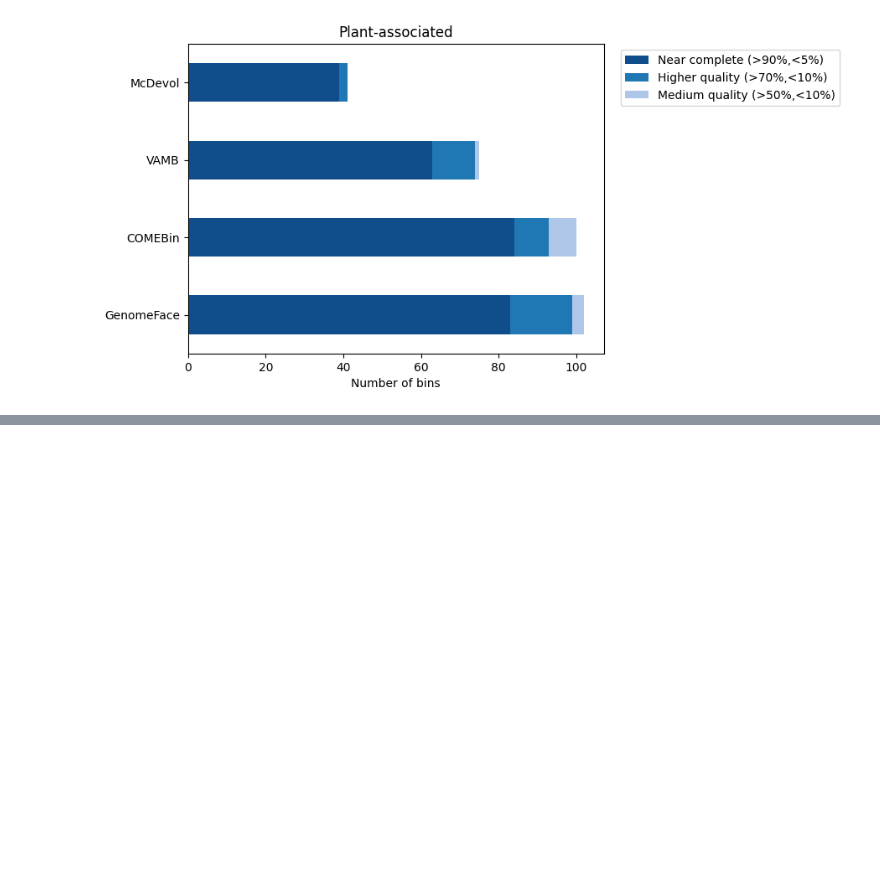
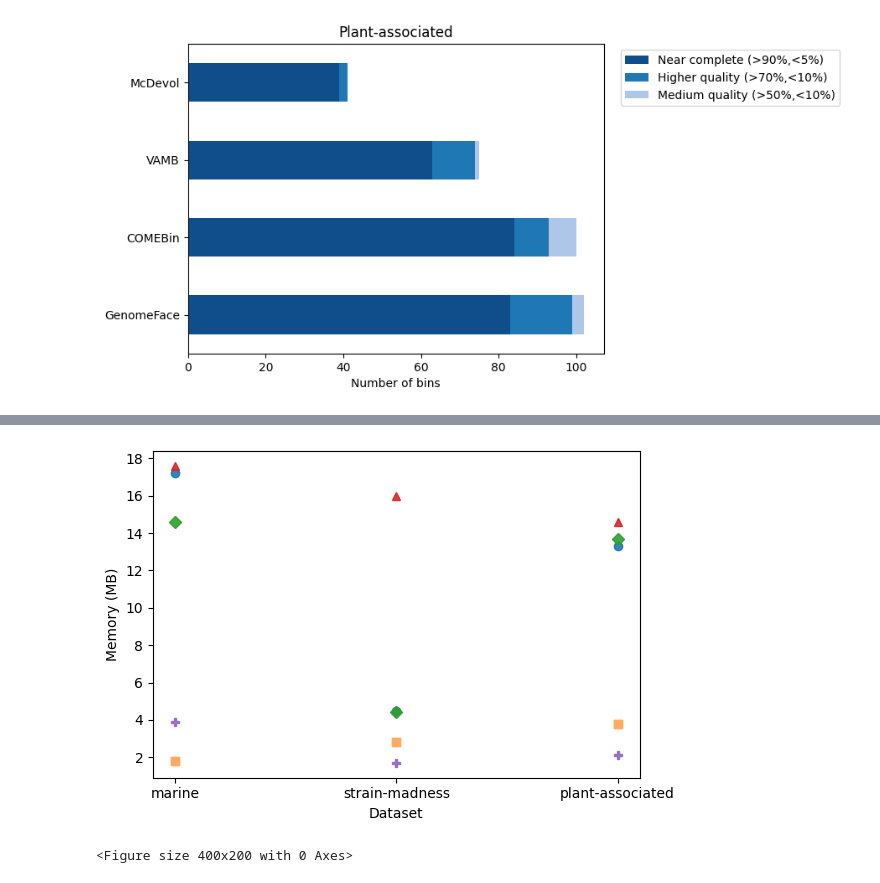
Before and after one commit to soedinglab/binning_benchmarking, a Jupyter notebook: plots.ipynb, the cells around one changed output, grey strips where cells are left out. Drawn from its saved outputs; the diff is of its cells as text; code cells hidden in the pictures; blank space fills up the shorter version.

```diff
--- a/plots.ipynb
+++ b/plots.ipynb
@@ -536,0 +573,19 @@ plt.savefig('amber_gspooled_assembly_plant.png', dpi=600, format='png', bbox_inc
+# %%
+fig, ax = plt.subplots(figsize=(6, 4))
+markers = ['o', 's', 's', 'D', '^', 'P']
+colors = ['#1f77b4', '#ff7f0e', '#ffae66', '#2ca02c', '#d62728', '#9467bd']
+# Plotting Time Data
+for i, tool in enumerate(tools):
+    memory_data = time_memory[time_memory['Tools'] == tool]['Memory (GB)']
+    ax.plot(datasets, memory_data, marker=markers[i], label=tool, color = colors[i], linewidth=0.0, alpha=0.9)
+ax.set_ylabel('Peak memory (GB)')
+ax.set_xlabel('Dataset')
+ax.set_ylabel('Memory (MB)')
+plt.tight_layout()
+fig_legend = plt.figure(figsize=(4, 2))
+fig_legend.legend(ax.get_lines(), tools, loc='center')
+# fig_legend.tight_layout()
+plt.show()
+# %% [output]
+[figure, added]
+<Figure size 400x200 with 0 Axes>
```
Also changed, not shown: parts of 3 cells of this notebook.
